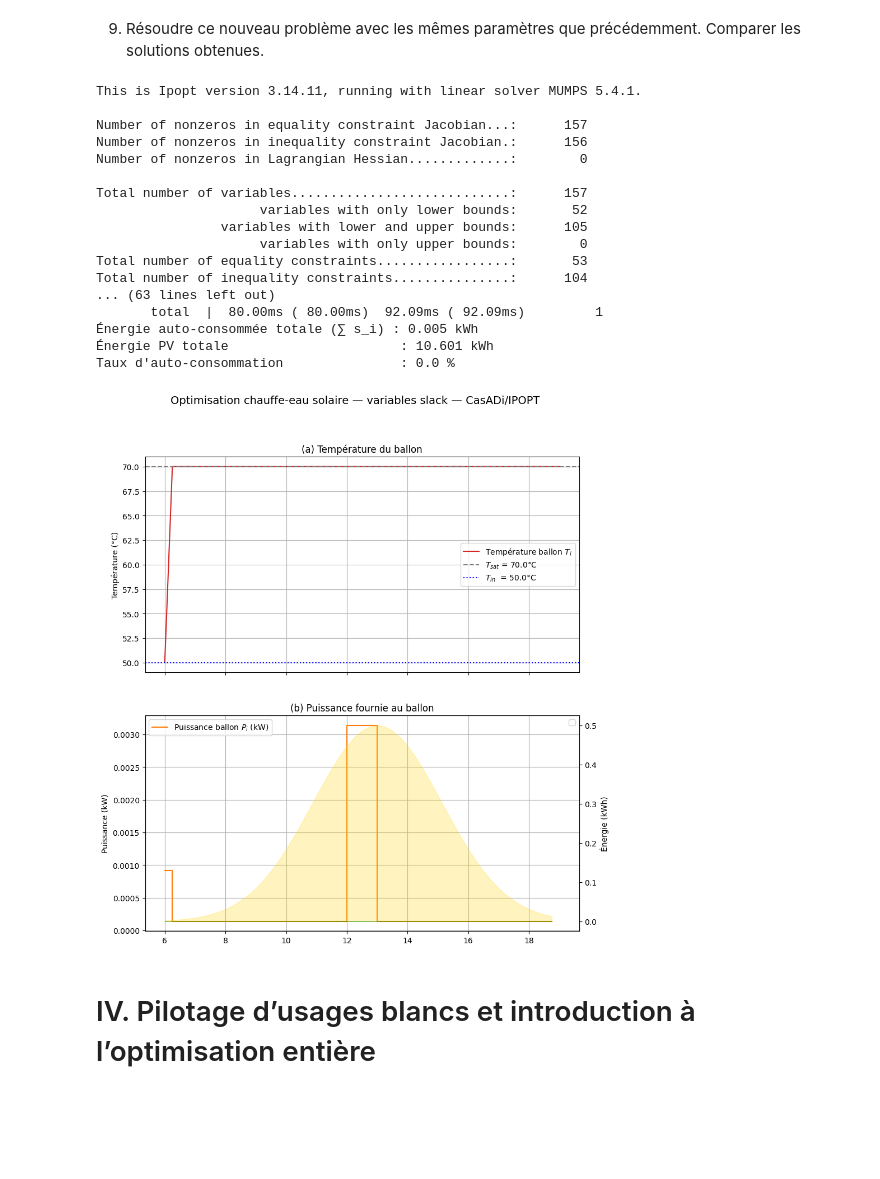
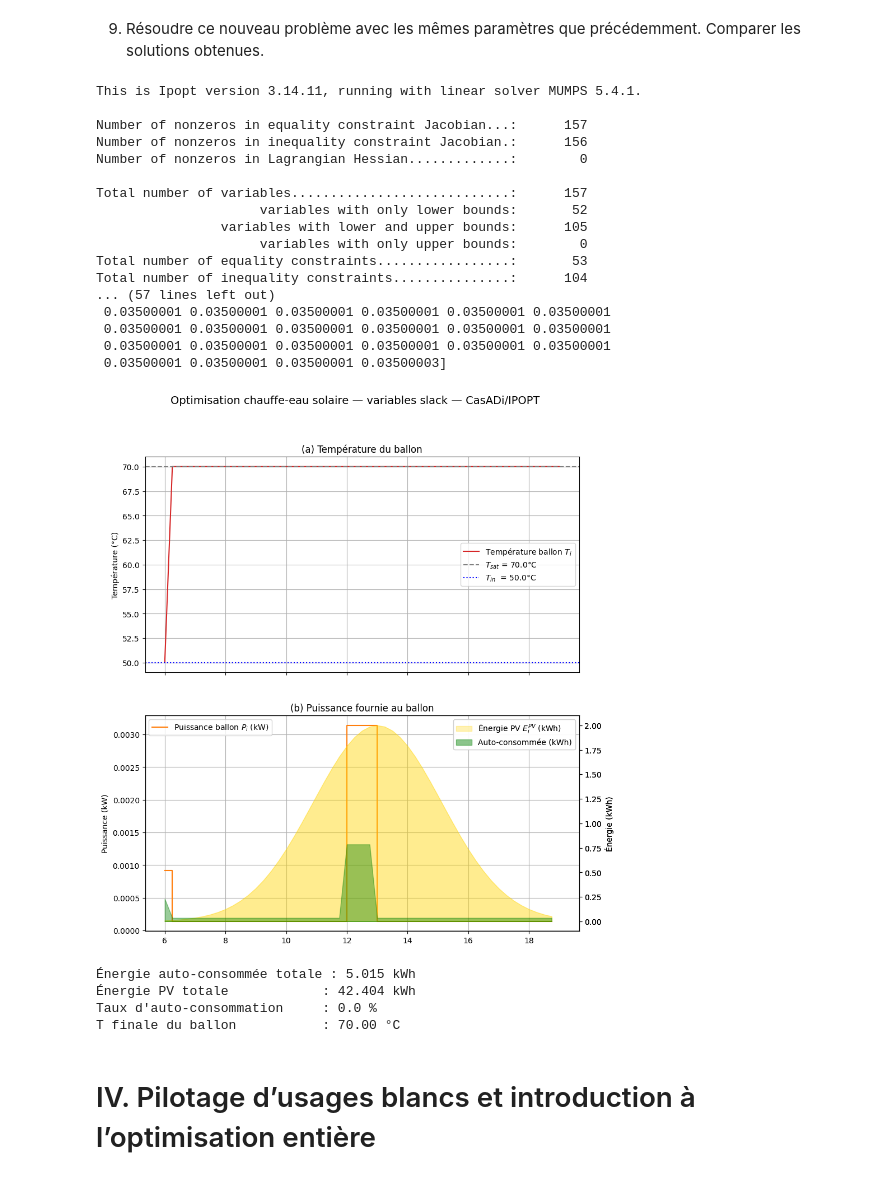
Before and after one commit to mariehoumaire/Projet-Optim-, a Jupyter notebook: Optimisation.ipynb, the cells around one changed output. Cells and saved outputs as stored; diff of their text form; code cells hidden in the pictures; blank space fills up the shorter version.

```diff
--- a/Optimisation.ipynb
+++ b/Optimisation.ipynb
@@ -365,14 +365,15 @@ def solve_ballon_slack():
 
     for i in range(N):
     # s[i] <= E_hat[i]  (valeur numérique connue, pas symbolique)
-        g.append(s[i])
-        lbg.append(-ca.inf)
-        ubg.append(float(E_hat[i]))
-
-        # s[i] <= P[i] * dt  (expression symbolique : OK pour CasADi)
-        g.append(s[i] - P[i] * dt)
+        #les nouvelles contraintes inégalité pour si
+        g.append(s[i]-E_PV[i])
         lbg.append(-ca.inf)
         ubg.append(0.0)
+
+        g.append(s[i]-P[i]*dt)
+        lbg.append(-ca.inf)
+        ubg.append(0.0)
+
 
     g_vec = ca.vertcat(*g)
 
@@ -380,9 +381,9 @@ def solve_ballon_slack():
     solver = ca.nlpsol('solver', 'ipopt', nlp)
 
     x0 = np.concatenate([
-        np.ones(N) * P_M / 2,    # ← P initiale non nulle
+        np.zeros(N),    # ← P initiale non nulle
         T_in * np.ones(N + 1),
-        np.ones(N) * 100
+        np.zeros(N)
         ])
 
     sol = solver(
@@ -402,9 +403,9 @@ def solve_ballon_slack():
 
 P_opt, T_opt, s_opt = solve_ballon_slack()
 
-E_hat     = (E_PV - w)*dt
 P_energy  = P_opt * dt
 E_autoconso = s_opt
+print(E_autoconso)
 autoconso = np.minimum(E_hat, P_energy)   # vérification : doit coïncider avec s_opt
 
 #  Graphiques
@@ -421,49 +422,61 @@ ax.axhline(T_in,  color='blue',  linestyle=':',  label=f'$T_{{in}}$  = {T_in}°C
 ax.set_ylabel('Température (°C)')
 ax.set_title('(a) Température du ballon')
 ax.legend()
 ax.grid(True)
 
-# (b) Puissance + énergie PV + s_i
+ax2 = axes[1].twinx()
+ax2.fill_between(times, E_PV / 1000,     alpha=0.25, color='gold',
+                 label='Énergie PV $E_i^{PV}$ (kWh)')
+ax2.fill_between(times, autoconso / 1000, alpha=0.4,  color='green',
+                 label='Auto-consommée (kWh)')
+ax2.set_ylabel('Énergie (kWh)')
+ax2.legend(loc='upper right')
+
+# (b) Puissance + énergie PV + énergie auto-consommée
 ax = axes[1]
 ax.step(times, P_opt / 1000, where='post', color='tab:orange',
         label='Puissance ballon $P_i$ (kW)')
 ax.set_ylabel('Puissance (kW)')
 ax.set_title('(b) Puissance fournie au ballon')
 ax.legend(loc='upper left')
 ax.grid(True)
 
 ax2 = axes[1].twinx()
-
+ax2.fill_between(times, E_PV / 1000,     alpha=0.25, color='gold',
+                 label='Énergie PV $E_i^{PV}$ (kWh)')
+ax2.fill_between(times, autoconso, alpha=0.4,  color='green',
+                 label='Auto-consommée (kWh)')
+ax2.set_ylabel('Énergie (kWh)')
 ax2.legend(loc='upper right')
 
-ax2.fill_between(times, (E_PV - w) * dt / 1000, alpha=0.25, color='gold',
-                 label='Énergie PV $E_i^{PV}$ (kWh)')
-ax2.fill_between(times, s_opt / 1000, alpha=0.4, color='green',
-                 label='Slack $s_i$ auto-consommée (kWh)')
-ax2.set_ylabel('Énergie (kWh)')
+plt.show()
 
-print(f"Énergie auto-consommée totale (∑ s_i) : {np.sum(s_opt)/1000:.3f} kWh")
-print(f"Énergie PV totale                      : {np.sum(E_PV*dt)/1000:.3f} kWh")
-print(f"Taux d'auto-consommation               : {100*np.sum(s_opt)/np.sum(E_PV*dt):.1f} %")
+print(f"\nÉnergie auto-consommée totale : {np.sum(autoconso):.3f} kWh")
+print(f"Énergie PV totale            : {np.sum(E_PV)/1000:.3f} kWh")
+print(f"T finale du ballon           : {T_opt[-1]:.2f} °C")
 # %% [output]
 This is Ipopt version 3.14.11, running with linear solver MUMPS 5.4.1.
 
 Number of nonzeros in equality constraint Jacobian...:      157
 Number of nonzeros in inequality constraint Jacobian.:      156
 Number of nonzeros in Lagrangian Hessian.............:        0
 
 Total number of variables............................:      157
                      variables with only lower bounds:       52
                 variables with lower and upper bounds:      105
                      variables with only upper bounds:        0
 Total number of equality constraints.................:       53
 Total number of inequality constraints...............:      104
-... (63 lines left out)
-       total  |  80.00ms ( 80.00ms)  92.09ms ( 92.09ms)         1
-Énergie auto-consommée totale (∑ s_i) : 0.005 kWh
-Énergie PV totale                      : 10.601 kWh
-Taux d'auto-consommation               : 0.0 %
+... (57 lines left out)
+ 0.03500001 0.03500001 0.03500001 0.03500001 0.03500001 0.03500001
+ 0.03500001 0.03500001 0.03500001 0.03500001 0.03500001 0.03500001
+ 0.03500001 0.03500001 0.03500001 0.03500001 0.03500001 0.03500001
+ 0.03500001 0.03500001 0.03500001 0.03500003]
-[figure, old version]
+[figure, new version]
+Énergie auto-consommée totale : 5.015 kWh
+Énergie PV totale            : 42.404 kWh
+Taux d'auto-consommation     : 0.0 %
+T finale du ballon           : 70.00 °C
 # %% [markdown]
 # IV. Pilotage d’usages blancs et introduction à l’optimisation entière
 # %% [markdown]
```
Also changed, not shown: parts of 2 cells of this notebook.
